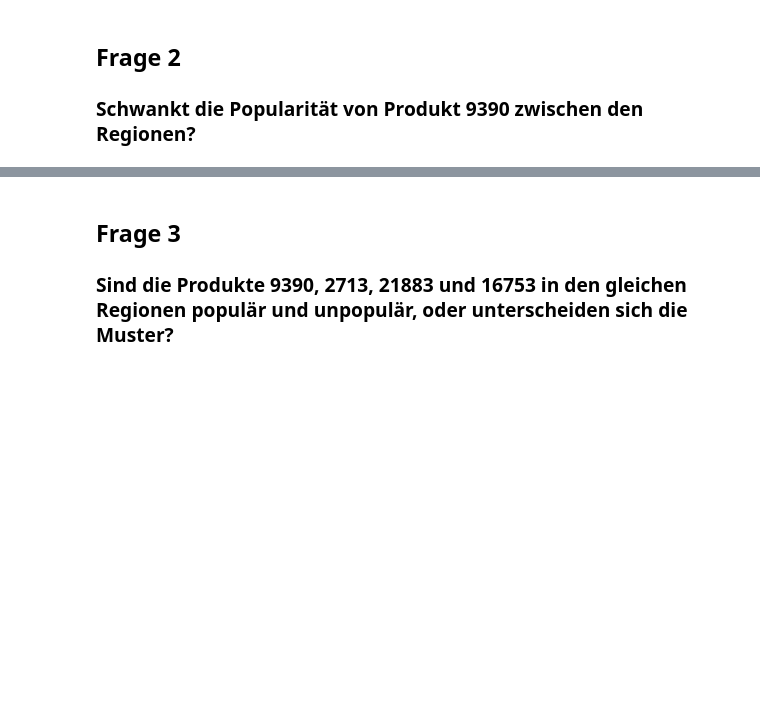
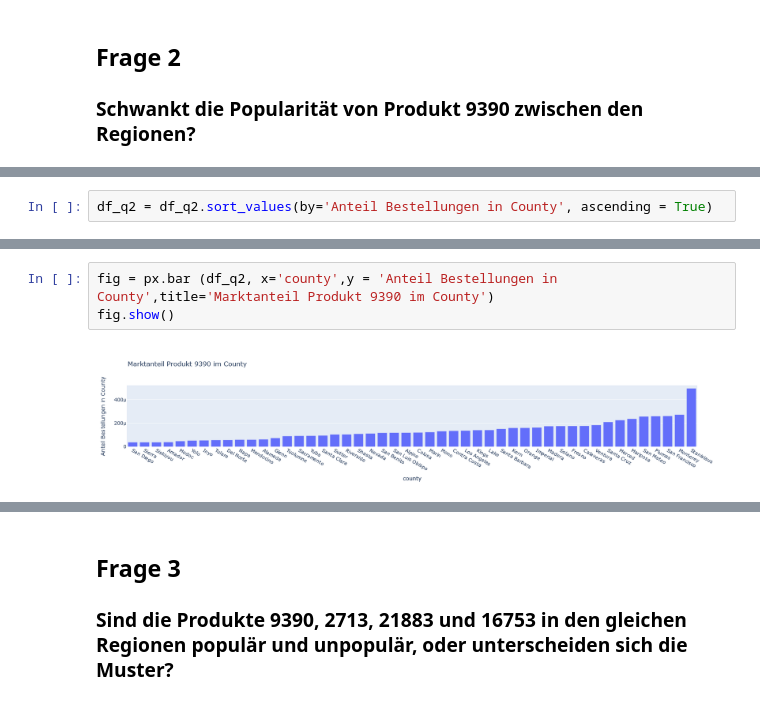
Before and after one commit to lenaas/lebensmittelhandel, a Jupyter notebook: Fragen1-5.ipynb, the cells around one changed output, grey strips where cells are left out. Saved outputs shown, nothing was run; the diff lists cells and outputs as text; blank space fills up the shorter version.

```diff
--- a/Fragen1-5.ipynb
+++ b/Fragen1-5.ipynb
@@ -63,0 +131,2 @@ df_q2
+# %%
+df_q2 = df_q2.sort_values(by='Anteil Bestellungen in County', ascending = True)
@@ -63,0 +153,5 @@ df_q2
+# %%
+fig = px.bar (df_q2, x='county',y = 'Anteil Bestellungen in County',title='Marktanteil Produkt 9390 im County')
+fig.show()
+# %% [output]
+[figure, added]
```
Also changed, not shown: parts of 64 cells of this notebook.
